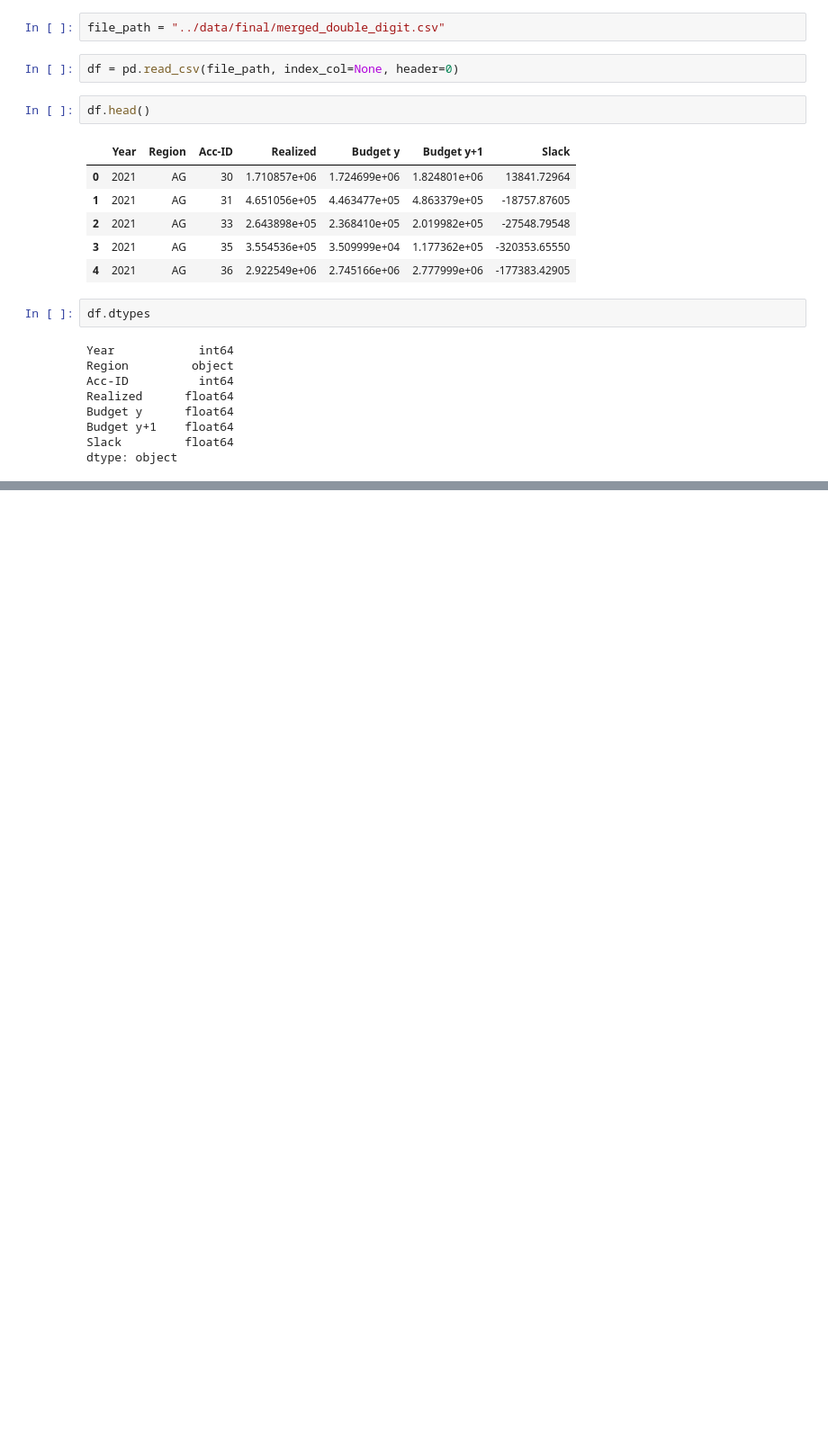
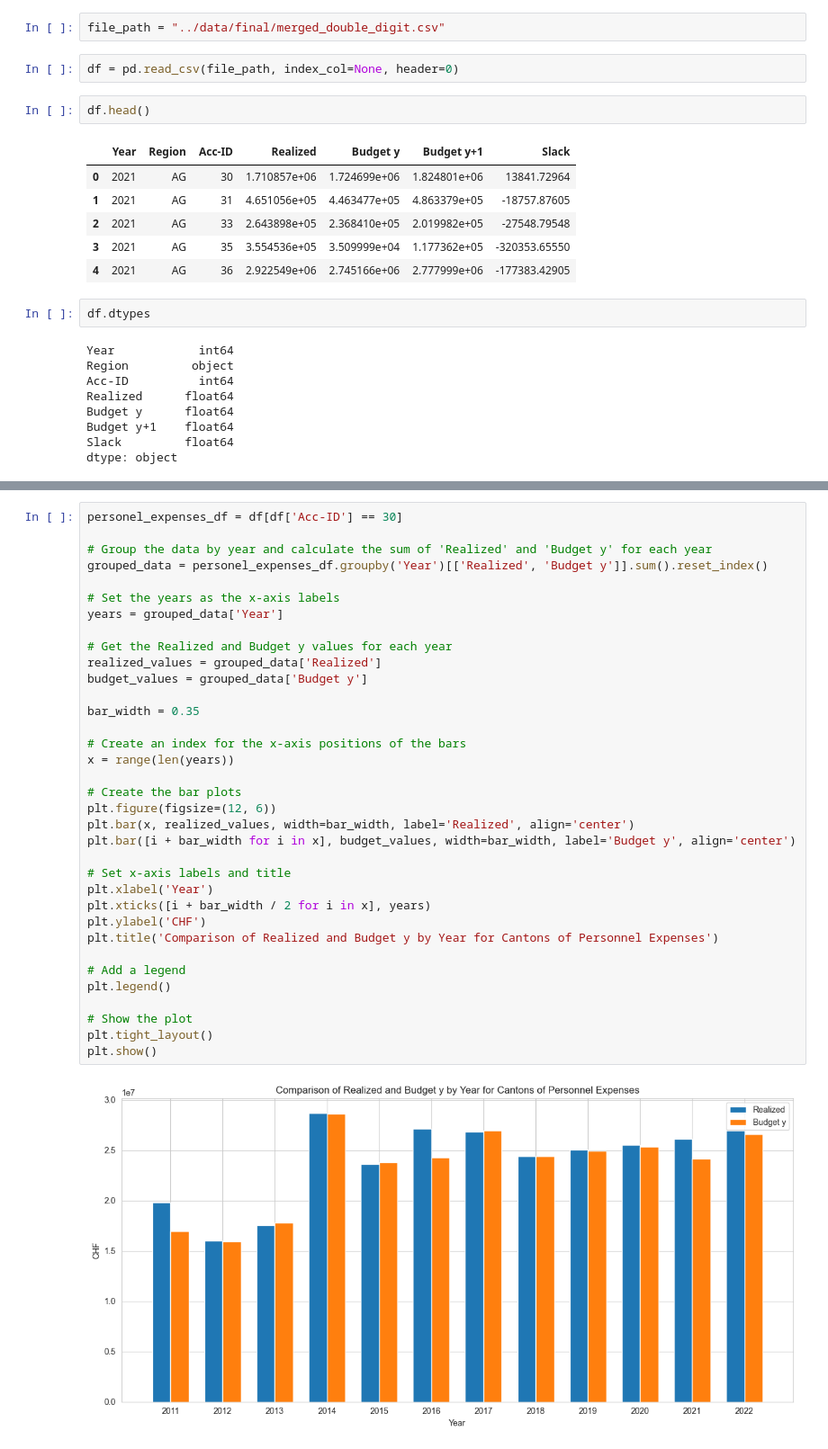
Before and after one commit to marccgrau/xai_budgeting, a Jupyter notebook: notebooks/EDA.ipynb, the cells around one changed output, grey strips where cells are left out. Shown at 90% size. Saved outputs shown, nothing was run; the diff lists cells and outputs as text; blank space fills up the shorter version.

```diff
--- a/notebooks/EDA.ipynb
+++ b/notebooks/EDA.ipynb
@@ -52,0 +121,37 @@ memory usage: 470.7+ KB
+# %%
+personel_expenses_df = df[df['Acc-ID'] == 30]
+
+# Group the data by year and calculate the sum of 'Realized' and 'Budget y' for each year
+grouped_data = personel_expenses_df.groupby('Year')[['Realized', 'Budget y']].sum().reset_index()
+
+# Set the years as the x-axis labels
+years = grouped_data['Year']
+
+# Get the Realized and Budget y values for each year
+realized_values = grouped_data['Realized']
+budget_values = grouped_data['Budget y']
+
+bar_width = 0.35
+
+# Create an index for the x-axis positions of the bars
+x = range(len(years))
+
+# Create the bar plots
+plt.figure(figsize=(12, 6))
+plt.bar(x, realized_values, width=bar_width, label='Realized', align='center')
+plt.bar([i + bar_width for i in x], budget_values, width=bar_width, label='Budget y', align='center')
+
+# Set x-axis labels and title
+plt.xlabel('Year')
+plt.xticks([i + bar_width / 2 for i in x], years)
+plt.ylabel('CHF')
+plt.title('Comparison of Realized and Budget y by Year for Cantons of Personnel Expenses')
+
+# Add a legend
+plt.legend()
+
+# Show the plot
+plt.tight_layout()
+plt.show()
+# %% [output]
+[figure, added]
```
Also changed, not shown: parts of 11 cells of this notebook, 5 other files.
